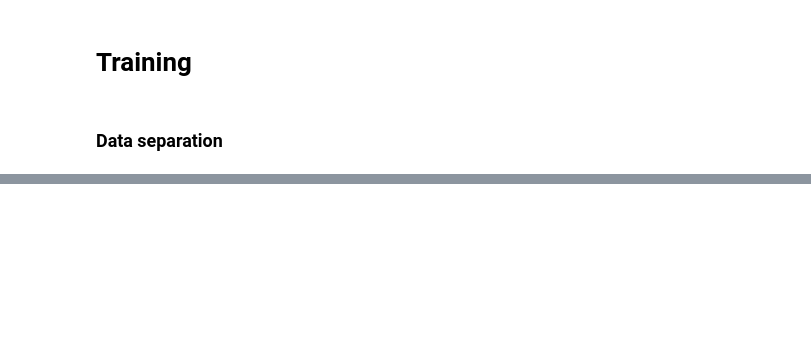
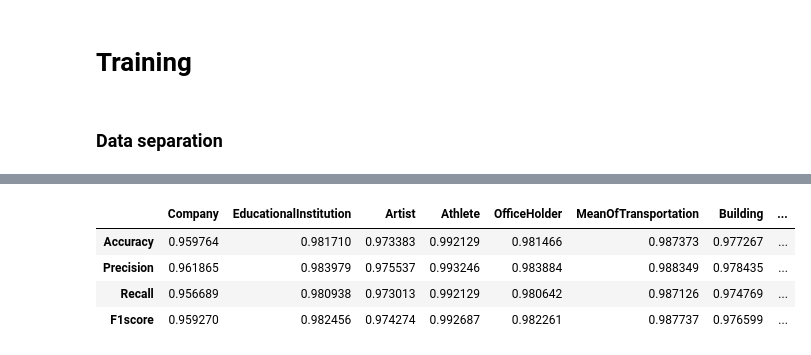
Before and after one commit to javi99/NLP_final, a Jupyter notebook: RNN.ipynb, the cells around one changed output, grey strips where cells are left out. Cells and saved outputs as stored; diff of their text form; code cells hidden in the pictures; blank space fills up the shorter version.

```diff
--- a/RNN.ipynb
+++ b/RNN.ipynb
@@ -341,0 +489,10 @@ plt.legend()
+# %%
+#creating the model structure
+RNN_model = build_RNN_model(MAX_LENGTH, num_words, 100, embedding_wights, metrics_list)
+
+#loading weights
+checkpoint_path = checkpoint_path_best
+RNN_model.load_weights(checkpoint_path)
+# %%
+results = RNN_model.evaluate(test_sequences, test_labels, batch_size = 1512)
+results
@@ -341,0 +527,12 @@ plt.legend()
+# %%
+results_matrix = np.zeros((4,14))
+# %%
+for i in range(14):
+    y_test_class = test_labels[test_labels[:,i] == 1]
+    x_test_class = test_sequences[test_labels[:,i] == 1]
+    results = RNN_model.evaluate(x_test_class, y_test_class, batch_size = 1512)
+
+    results_matrix[0,i] = results[1]#accuracy
+    results_matrix[1,i] = results[2]#precision
+    results_matrix[2,i] = results[3]#recall
+    results_matrix[3,i] = 2*(results[2]*results[3])/(results[2]+results[3])#F1
@@ -341,0 +554,16 @@ plt.legend()
+# %%
+classes =["Company","EducationalInstitution","Artist",
+          "Athlete","OfficeHolder","MeanOfTransportation",
+          "Building","NaturalPlace","Village","Animal","Plant",
+          "Album","Film","WrittenWork"]
+
+results_df = pd.DataFrame(results_matrix, columns = classes)
+results_df.index = ["Accuracy", "Precision", "Recall", "F1score"]
+results_df["global"] = results_df.apply(lambda row: row[classes].mean(), axis = 1)
+results_df
+# %% [output]
+|  | Company | EducationalInstitution | Artist | Athlete | OfficeHolder | MeanOfTransportation | Building | ... |
+| Accuracy | 0.959764 | 0.981710 | 0.973383 | 0.992129 | 0.981466 | 0.987373 | 0.977267 | ... |
+| Precision | 0.961865 | 0.983979 | 0.975537 | 0.993246 | 0.983884 | 0.988349 | 0.978435 | ... |
+| Recall | 0.956689 | 0.980938 | 0.973013 | 0.992129 | 0.980642 | 0.987126 | 0.974769 | ... |
+| F1score | 0.959270 | 0.982456 | 0.974274 | 0.992687 | 0.982261 | 0.987737 | 0.976599 | ... |
```
Also changed, not shown: parts of 39 cells of this notebook, 7 other files.
